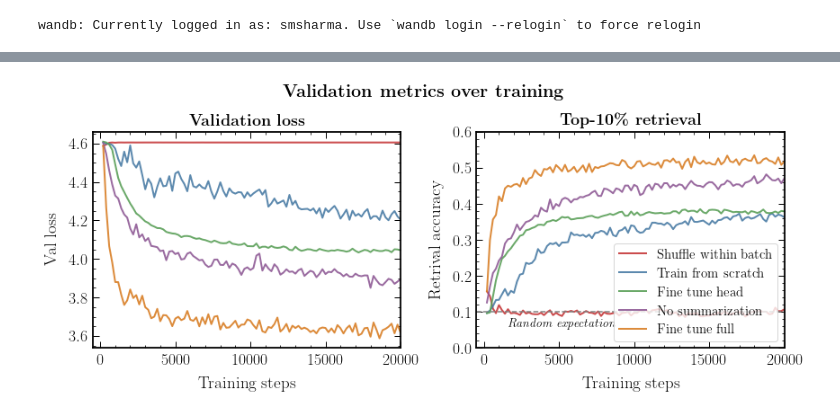
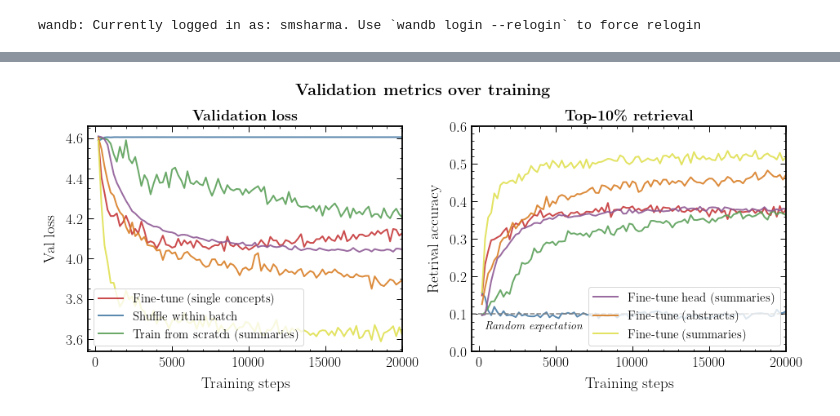
Before and after one commit to smsharma/PAPERCLIP-Hubble, a Jupyter notebook: notebooks/04_retrieval_acc.ipynb, the cells around one changed output, grey strips where cells are left out. Saved outputs shown, nothing was run; the diff lists cells and outputs as text; code cells hidden in the pictures.

Commit message:
Made new retrieval acc plots; found bug in eval code, needs rerunning

```diff
--- a/notebooks/04_retrieval_acc.ipynb
+++ b/notebooks/04_retrieval_acc.ipynb
@@ -105,17 +100,21 @@ plt.savefig("../paper/plots/retrieval_acc.pdf")
 # %%
-# Assuming 'run_labels' contains the names of the runs you are interested in
-# Define it based on your requirements
+import numpy as np
+
 run_labels = ['pretty-aardvark-45',
              'devout-hill-47',
+              'cool-aardvark-77',
               'vibrant-feather-50',
               'spring-snowball-56',
-              'fresh-jazz-58']
+              'fresh-jazz-58',
+              ]
 
-run_legends = ['Fine tune full',
-              "No summarization",
-              'Fine tune head',
-               'Train from scratch',
-               'Shuffle within batch']
+run_legends = ['Fine-tune (summaries)',
+              "Fine-tune (abstracts)",
+               'Fine-tune (single concepts)',
+              'Fine-tune head (summaries)',
+               'Train from scratch (summaries)',
+               'Shuffle within batch',
+               ]
 
 # Creating the dictionary
 run_dict = {run_labels[i]: run_legends[i] for i in range(len(run_labels))}
@@ -139,37 +138,49 @@ for run in runs:
         top10_data[run.name] = (history_top10['_step'], history_top10['val/top_10_accuracy'])  # replace with correct key if different
 
 # Plotting
-fig, axes = plt.subplots(1, 2, figsize=(12, 5))
+fig, axes = plt.subplots(1, 2, figsize=(12 * 1.1, 5 * 1.1))
 
 # Plot for Top 5 Accuracy
 for idx, (run_name, (steps, accuracy)) in enumerate(top5_data.items()):
     ls = '-' if run_dict[run_name] == "Shuffle within batch" else '-'
     axes[0].plot(list(200 * np.arange(1, len(steps) + 1)), list(accuracy), label=run_dict[run_name], lw=2., ls=ls)  # replace with correct key if different
 
 axes[0].set_title(r"\textbf{Validation loss}")
 axes[0].set_xlabel("Training steps")
 axes[0].set_ylabel("Val loss")
 # axes[0].axhline(0.05, color='grey', ls='--', lw=1.5)
 # axes[0].set_ylim(0, 0.3)
 axes[0].set_xlim(-500, 20_000)
 
+# Getting handles and labels from ax[0]
+handles, labels = axes[0].get_legend_handles_labels()
+
+# Selecting half of the legend items
+half = len(handles) // 2
+selected_handles = handles[half:]
+selected_labels = labels[half:]
+
+axes[0].legend(handles[:half], labels[:half], frameon=True, framealpha=0.8, fontsize=15)
+
 # Plot for Top 10 Accuracy
 for run_name, (steps, accuracy) in top10_data.items():
     ls = '-' if run_dict[run_name] == "Shuffle within batch" else '-'
     axes[1].plot(list(200 * np.arange(1, len(steps) + 1)), list(accuracy), label=run_dict[run_name], lw=2., ls=ls)  # replace with correct key if different
 
 axes[1].set_title(r"\textbf{Top-10\% retrieval}")
 axes[1].set_xlabel("Training steps")
 axes[1].set_ylabel("Retrival accuracy")
 axes[1].axhline(0.1, color='grey', ls='--', lw=1.5)
 axes[1].set_ylim(0, 0.6)
 axes[1].set_xlim(-500, 20_000)
-axes[1].text(1_600, 0.06, "\emph{Random expectation}", fontsize=14)
+axes[1].text(400, 0.06, r"\emph{Random expectation}", fontsize=14)
 
 fig.suptitle(r"\textbf{Validation metrics over training}", fontsize=20)
-axes[1].legend(frameon=True, framealpha=0.8, fontsize=15)
+# axes[1].legend(frameon=True, framealpha=0.8, fontsize=15)
+
+axes[1].legend(selected_handles, selected_labels, frameon=True, framealpha=0.8, fontsize=15, loc='lower right')
 
 plt.tight_layout()
 plt.savefig("../paper/plots/val_metrics.pdf")
 # %% [output]
-[figure, old version]
+[figure, new version]
```
Also changed, not shown: parts of 1 cell of this notebook, 3 other files.
